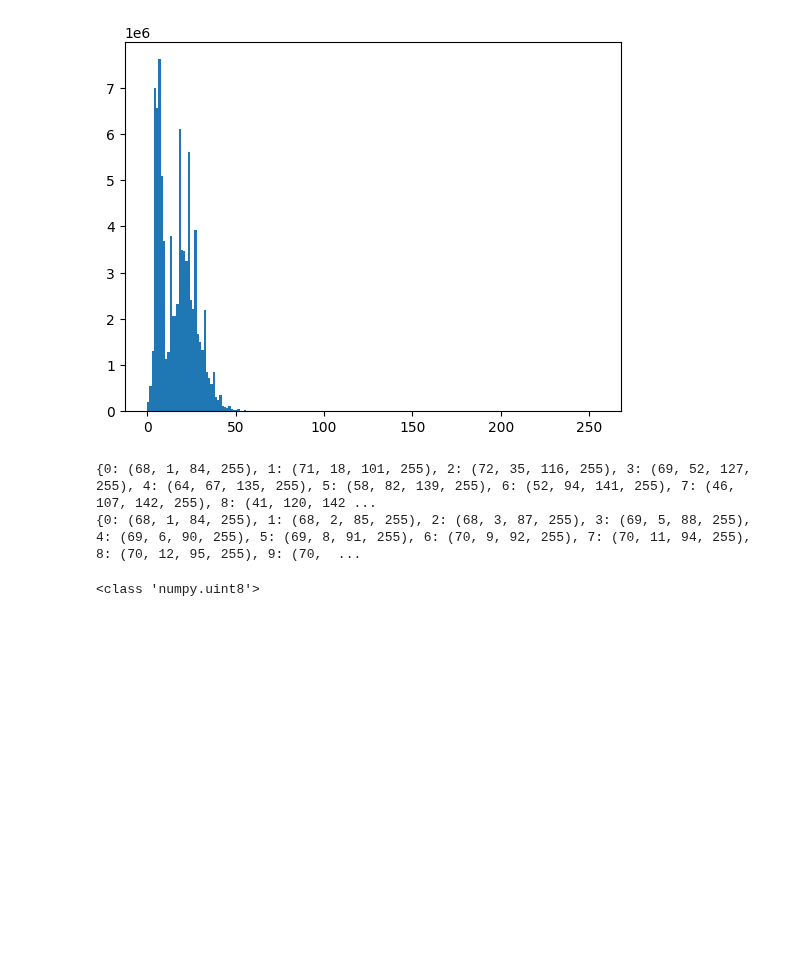
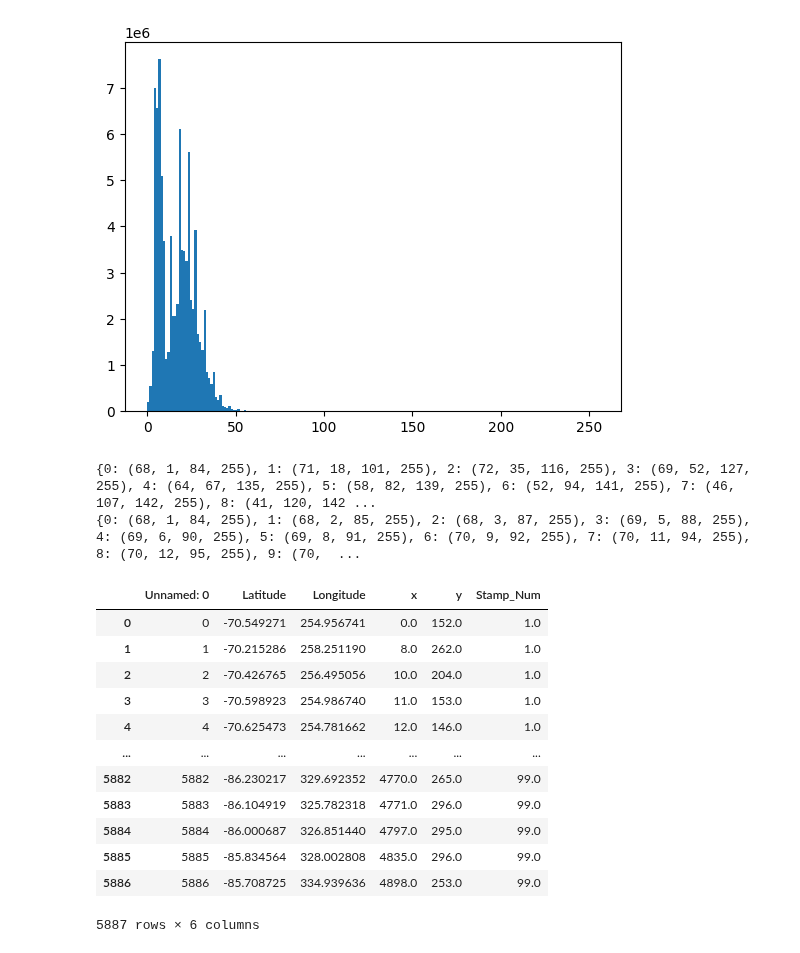
Before and after one commit to z-vig/M3_Pro, a Jupyter notebook: spectrum_angle_mapping.ipynb, the cells around one changed output. Cells and saved outputs as stored; diff of their text form; code cells hidden in the pictures; blank space fills up the shorter version.

```diff
--- a/spectrum_angle_mapping.ipynb
+++ b/spectrum_angle_mapping.ipynb
@@ -409,8 +468,20 @@ print (cmap2)
 # %% [output]
 {0: (68, 1, 84, 255), 1: (71, 18, 101, 255), 2: (72, 35, 116, 255), 3: (69, 52, 127, 255), 4: (64, 67, 135, 255), 5: (58, 82, 139, 255), 6: (52, 94, 141, 255), 7: (46, 107, 142, 255), 8: (41, 120, 142 ...
 {0: (68, 1, 84, 255), 1: (68, 2, 85, 255), 2: (68, 3, 87, 255), 3: (69, 5, 88, 255), 4: (69, 6, 90, 255), 5: (69, 8, 91, 255), 6: (70, 9, 92, 255), 7: (70, 11, 94, 255), 8: (70, 12, 95, 255), 9: (70,  ...
-# %%
-VAL = np.uint8(8)
-print (type(VAL))
-# %% [output]
-<class 'numpy.uint8'>
+# %%
+water_detections = pd.read_csv('D:/Data/Ice_Pipeline_Out_6-2-23/all_detections.csv')
+water_detections
+# %% [output]
+|  | Unnamed: 0 | Latitude | Longitude | x | y | Stamp_Num |
+| 0 | 0 | -70.549271 | 254.956741 | 0.0 | 152.0 | 1.0 |
+| 1 | 1 | -70.215286 | 258.251190 | 8.0 | 262.0 | 1.0 |
+| 2 | 2 | -70.426765 | 256.495056 | 10.0 | 204.0 | 1.0 |
+| 3 | 3 | -70.598923 | 254.986740 | 11.0 | 153.0 | 1.0 |
+| 4 | 4 | -70.625473 | 254.781662 | 12.0 | 146.0 | 1.0 |
+| ... | ... | ... | ... | ... | ... | ... |
+| 5882 | 5882 | -86.230217 | 329.692352 | 4770.0 | 265.0 | 99.0 |
+| 5883 | 5883 | -86.104919 | 325.782318 | 4771.0 | 296.0 | 99.0 |
+| 5884 | 5884 | -86.000687 | 326.851440 | 4797.0 | 295.0 | 99.0 |
+| 5885 | 5885 | -85.834564 | 328.002808 | 4835.0 | 296.0 | 99.0 |
+| 5886 | 5886 | -85.708725 | 334.939636 | 4898.0 | 253.0 | 99.0 |
+5887 rows × 6 columns
```
Also changed, not shown: parts of 6 cells of this notebook, 3 other files.
